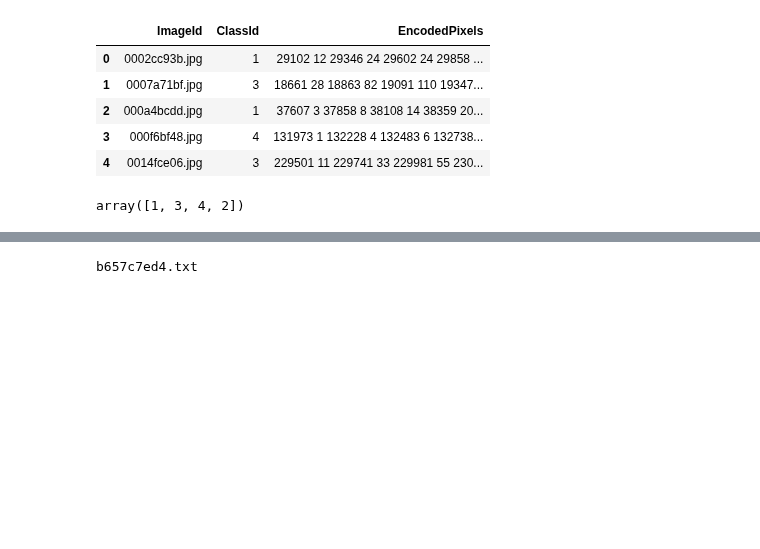
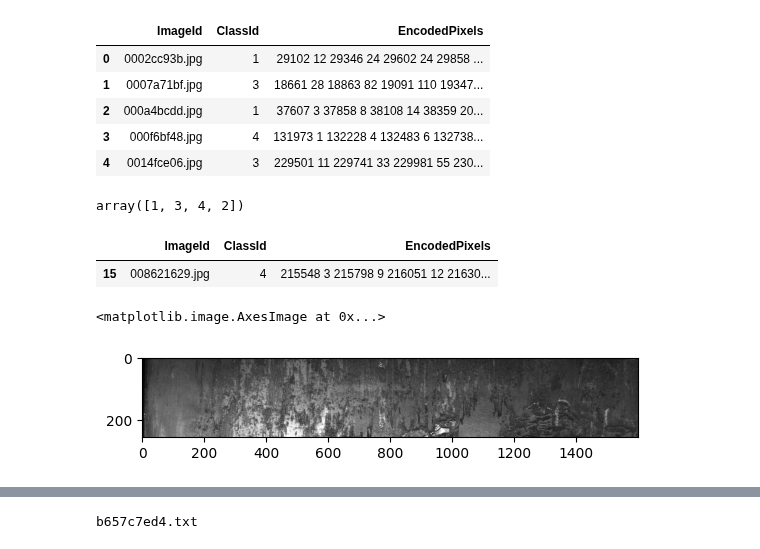
Before and after one commit to Abdulmathin-shaik/Kaggle, a Jupyter notebook: smart-detection-system.ipynb, the cells around one changed output, grey strips where cells are left out. Drawn from its saved outputs; the diff is of its cells as text; code cells hidden in the pictures; blank space fills up the shorter version.

```diff
--- a/smart-detection-system.ipynb
+++ b/smart-detection-system.ipynb
@@ -43,4 +43,10 @@ df.head()
 df['ClassId'].unique()
 # %% [output]
 array([1, 3, 4, 2])
+# %%
+# /kaggle/input/severstal-steel-defect-detection/train_images/008621629.jpg
+df[df['ImageId']=='008621629.jpg']
+# %% [output]
+|  | ImageId | ClassId | EncodedPixels |
+| 15 | 008621629.jpg | 4 | 215548 3 215798 9 216051 12 21630... |
 # %%
@@ -74,7 +80,12 @@ def bbox_to_yolo(xmin, ymin, xmax, ymax, img_w, img_h):
     y_c = ymin + box_h/2
     return x_c/img_w, y_c/img_h, box_w/img_w, box_h/img_h
 # %%
-img = Image.open('/kaggle/input/severstal-steel-defect-detection/train_images/000a4bcdd.jpg')
+img = Image.open('/kaggle/input/severstal-steel-defect-detection/train_images/008621629.jpg')
 img_w,img_h = img.size
+# %%
+plt.imshow(img)
+# %% [output]
+<matplotlib.image.AxesImage at 0x...>
+[figure, added]
 # %%
 k = rle_decode(a,shape=(img_h,img_w))
```
Also changed, not shown: parts of 12 cells of this notebook.
